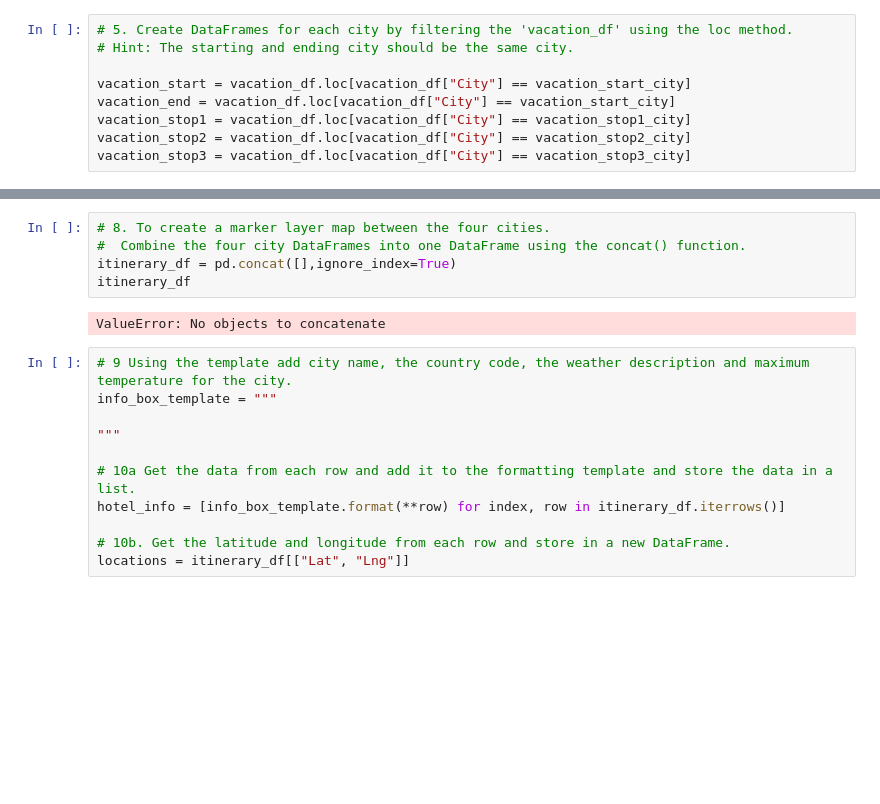
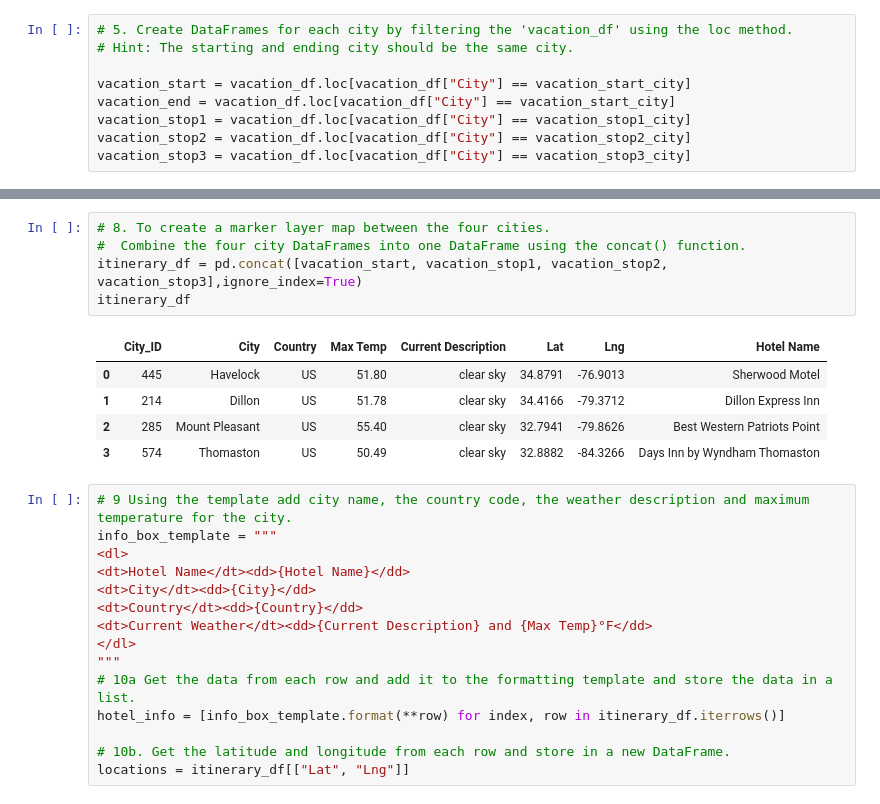
Before and after one commit to Cthompsonlbi/World_Weather_Analysis, a Jupyter notebook: Vacation_Itinerary/Vacation_Itinerary.ipynb, the cells around one changed output, grey strips where cells are left out. Drawn from its saved outputs; the diff is of its cells as text; blank space fills up the shorter version.

```diff
--- a/Vacation_Itinerary/Vacation_Itinerary.ipynb
+++ b/Vacation_Itinerary/Vacation_Itinerary.ipynb
@@ -92,16 +92,24 @@ fig
 # %%
 # 8. To create a marker layer map between the four cities.
 #  Combine the four city DataFrames into one DataFrame using the concat() function.
-itinerary_df = pd.concat([],ignore_index=True)
+itinerary_df = pd.concat([vacation_start, vacation_stop1, vacation_stop2, vacation_stop3],ignore_index=True)
 itinerary_df
 # %% [output]
-ValueError: No objects to concatenate
+|  | City_ID | City | Country | Max Temp | Current Description | Lat | Lng | Hotel Name |
+| 0 | 445 | Havelock | US | 51.80 | clear sky | 34.8791 | -76.9013 | Sherwood Motel |
+| 1 | 214 | Dillon | US | 51.78 | clear sky | 34.4166 | -79.3712 | Dillon Express Inn |
+| 2 | 285 | Mount Pleasant | US | 55.40 | clear sky | 32.7941 | -79.8626 | Best Western Patriots Point |
+| 3 | 574 | Thomaston | US | 50.49 | clear sky | 32.8882 | -84.3266 | Days Inn by Wyndham Thomaston |
 # %%
 # 9 Using the template add city name, the country code, the weather description and maximum temperature for the city.
 info_box_template = """
-
+<dl>
+<dt>Hotel Name</dt><dd>{Hotel Name}</dd>
+<dt>City</dt><dd>{City}</dd>
+<dt>Country</dt><dd>{Country}</dd>
+<dt>Current Weather</dt><dd>{Current Description} and {Max Temp}°F</dd>
+</dl>
 """
-
 # 10a Get the data from each row and add it to the formatting template and store the data in a list.
 hotel_info = [info_box_template.format(**row) for index, row in itinerary_df.iterrows()]
 
```
Also changed, not shown: parts of 5 cells of this notebook, 7 other files.
